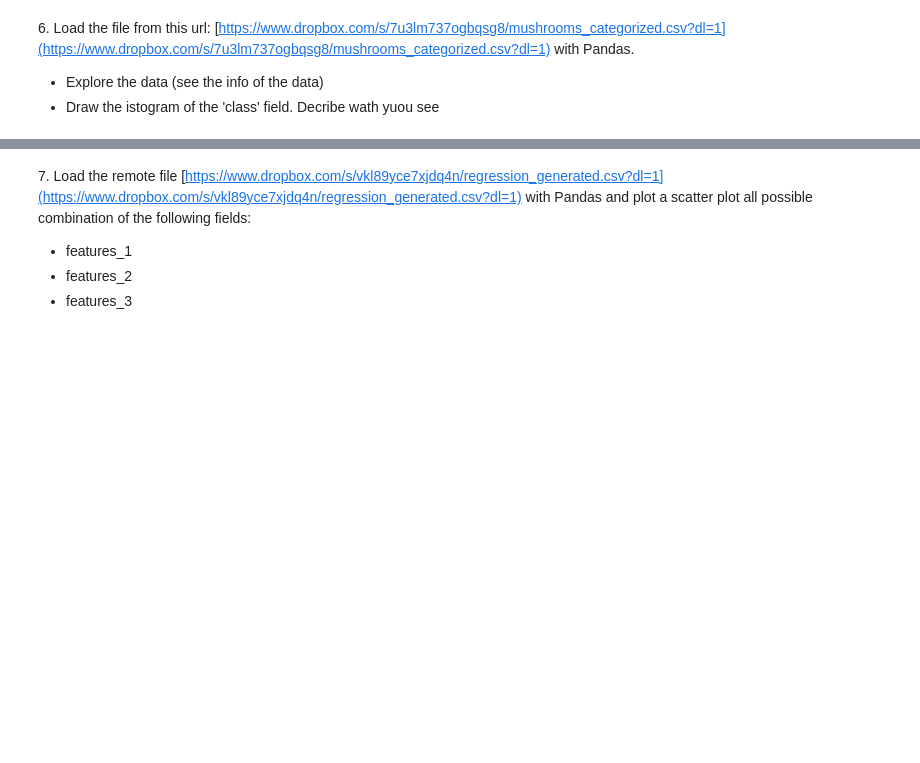
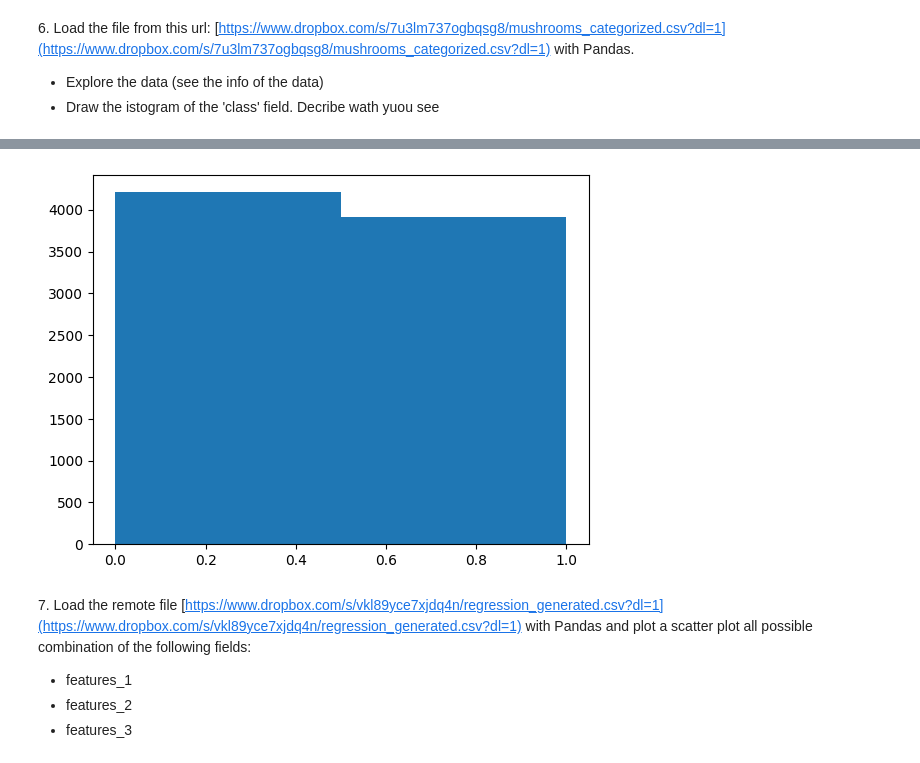
Before and after one commit to edoardo-damore/LaboratoryOfComputationalPhysics_Y7, a Jupyter notebook: 05ex_OSEMN.ipynb, the cells around one changed output, grey strips where cells are left out. Drawn from its saved outputs; the diff is of its cells as text; code cells hidden in the pictures; blank space fills up the shorter version.

```diff
--- a/05ex_OSEMN.ipynb
+++ b/05ex_OSEMN.ipynb
@@ -41,3 +68,7 @@ Each character is composed by 6 bit (even the space) and the last 4 bit are just
 6\. Load the file from this url: [https://www.dropbox.com/s/7u3lm737ogbqsg8/mushrooms_categorized.csv?dl=1](https://www.dropbox.com/s/7u3lm737ogbqsg8/mushrooms_categorized.csv?dl=1) with Pandas.
 + Explore the data (see the info of the data)
 + Draw the istogram of the 'class' field. Decribe wath yuou see
+# %%
+url = "https://www.dropbox.com/s/7u3lm737ogbqsg8/mushrooms_categorized.csv?dl=1"
+mushrooms = pd.read_csv(url)
+mushrooms
@@ -44,3 +89,11 @@ Each character is composed by 6 bit (even the space) and the last 4 bit are just
+# %%
+fig, ax = plt.subplots()
+
+ax.hist(mushrooms["class"], 2)
+
+plt.show()
+# %% [output]
+[figure, added]
 # %% [markdown]
 7\. Load the remote file [https://www.dropbox.com/s/vkl89yce7xjdq4n/regression_generated.csv?dl=1](https://www.dropbox.com/s/vkl89yce7xjdq4n/regression_generated.csv?dl=1) with Pandas and plot a scatter plot all possible combination of the following fields:
 
```
Also changed, not shown: parts of 8 cells of this notebook, 2 other files.
